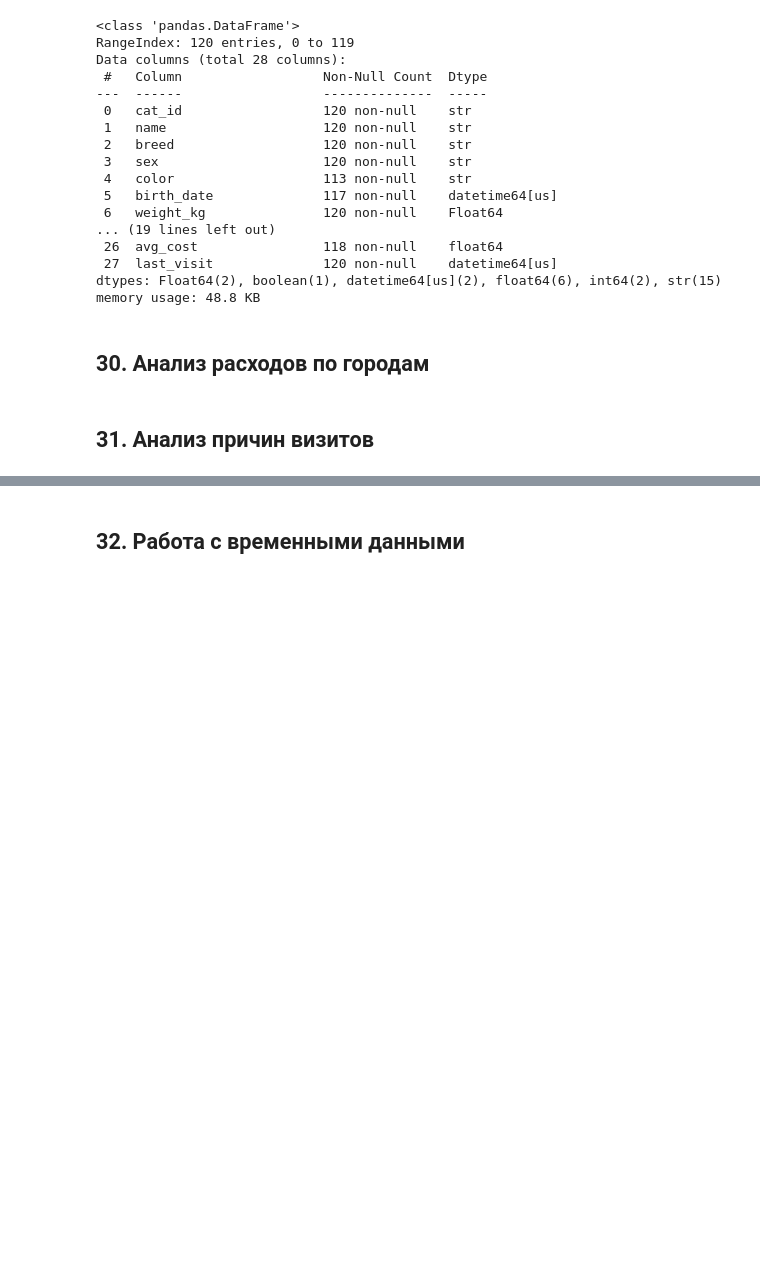
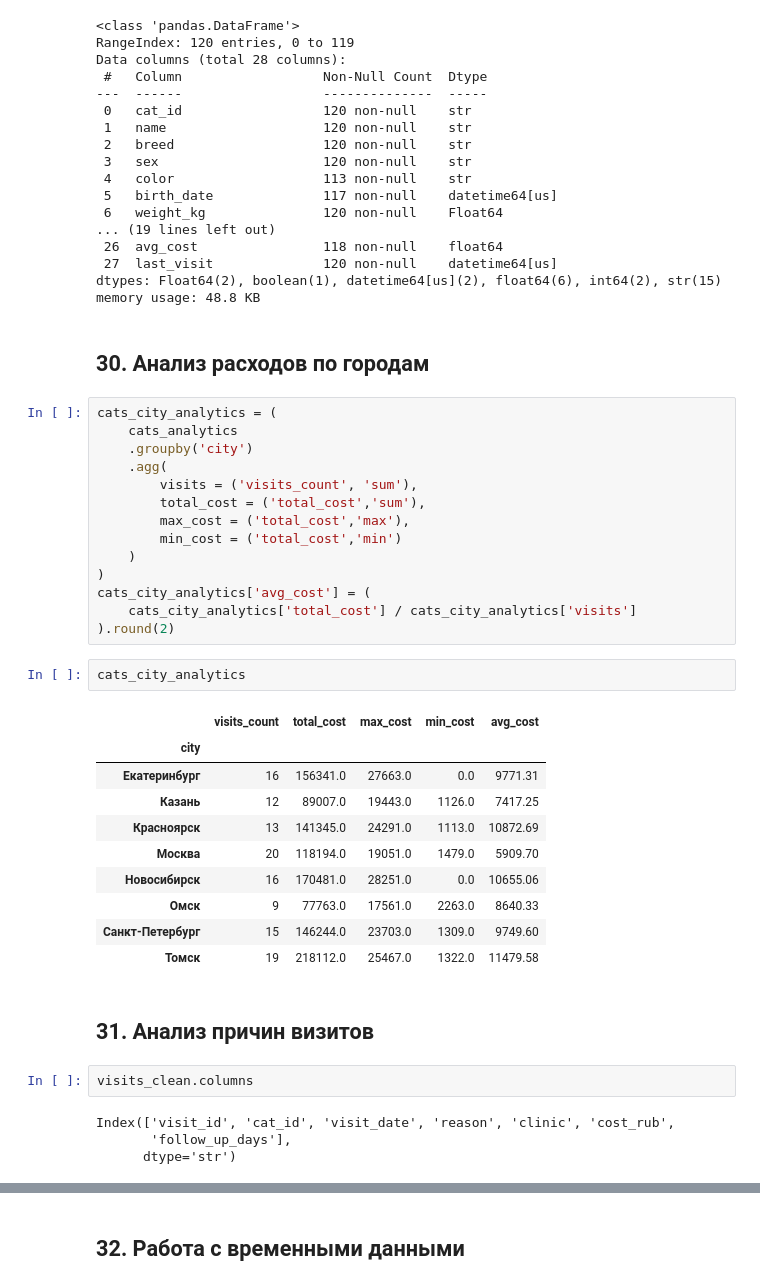
Before and after one commit to golubnichiy/bigdata_26_09, a Jupyter notebook: pandas_1_base.ipynb, the cells around one changed output, grey strips where cells are left out. Saved outputs shown, nothing was run; the diff lists cells and outputs as text; blank space fills up the shorter version.

```diff
--- a/pandas_1_base.ipynb
+++ b/pandas_1_base.ipynb
@@ -1045,5 +1045,38 @@ dtypes: Float64(2), boolean(1), datetime64[us](2), float64(6), int64(2), str(15)
 memory usage: 48.8 KB
 # %% [markdown]
 ## 30. Анализ расходов по городам
+# %%
+cats_city_analytics = (
+    cats_analytics
+    .groupby('city')
+    .agg(
+        visits = ('visits_count', 'sum'),
+        total_cost = ('total_cost','sum'),
+        max_cost = ('total_cost','max'),
+        min_cost = ('total_cost','min')
+    )
+)
+cats_city_analytics['avg_cost'] = (
+    cats_city_analytics['total_cost'] / cats_city_analytics['visits']
+).round(2)
+# %%
+cats_city_analytics
+# %% [output]
+|  | visits_count | total_cost | max_cost | min_cost | avg_cost |
+| city |  |  |  |  |  |
+| Екатеринбург | 16 | 156341.0 | 27663.0 | 0.0 | 9771.31 |
+| Казань | 12 | 89007.0 | 19443.0 | 1126.0 | 7417.25 |
+| Красноярск | 13 | 141345.0 | 24291.0 | 1113.0 | 10872.69 |
+| Москва | 20 | 118194.0 | 19051.0 | 1479.0 | 5909.70 |
+| Новосибирск | 16 | 170481.0 | 28251.0 | 0.0 | 10655.06 |
+| Омск | 9 | 77763.0 | 17561.0 | 2263.0 | 8640.33 |
+| Санкт-Петербург | 15 | 146244.0 | 23703.0 | 1309.0 | 9749.60 |
+| Томск | 19 | 218112.0 | 25467.0 | 1322.0 | 11479.58 |
 # %% [markdown]
 ## 31. Анализ причин визитов
+# %%
+visits_clean.columns
+# %% [output]
+Index(['visit_id', 'cat_id', 'visit_date', 'reason', 'clinic', 'cost_rub',
+       'follow_up_days'],
+      dtype='str')
```
Also changed, not shown: parts of 4 cells of this notebook.
